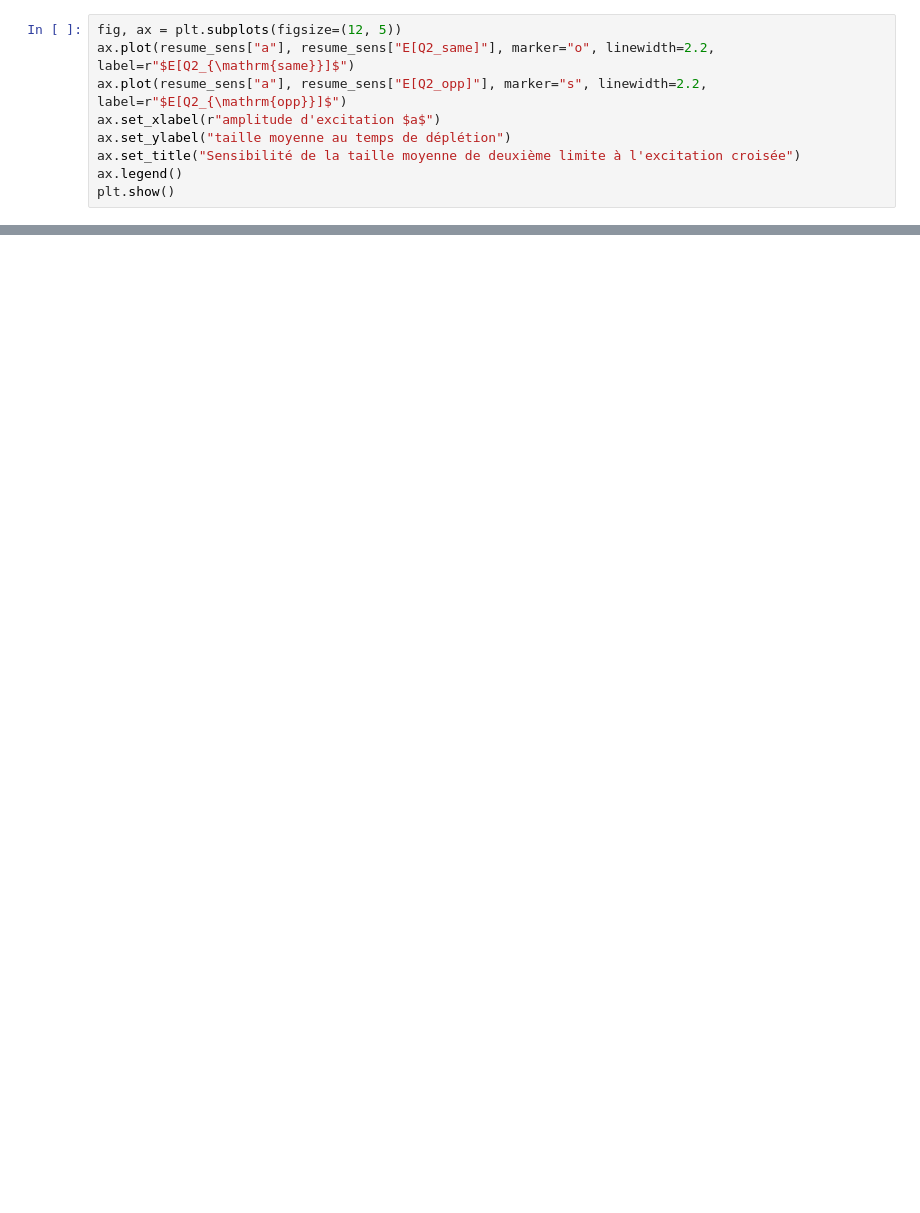
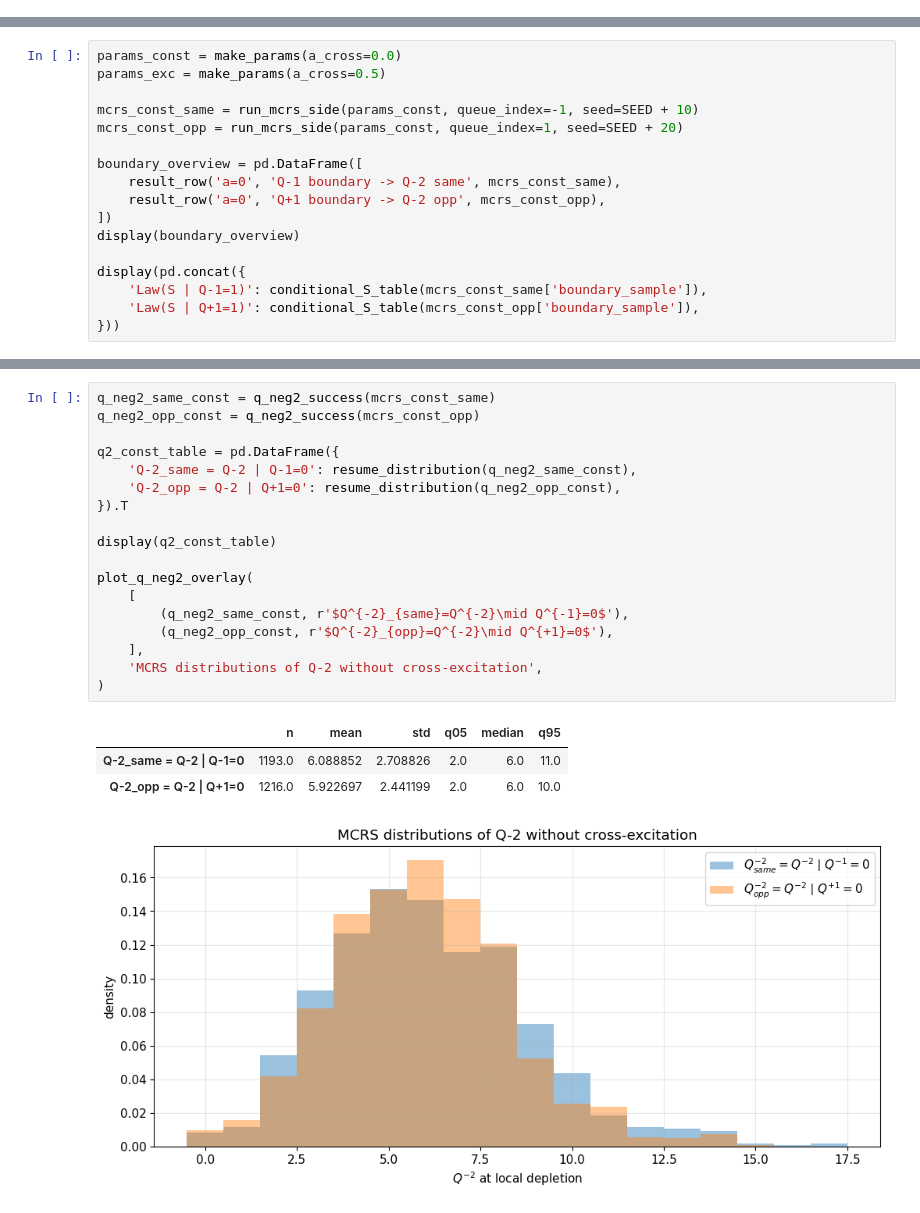
Before and after one commit to ApolloHong/Modal_Order_Book, a Jupyter notebook: nb3_125_deuxieme_limite.ipynb, the cells around one changed output, grey strips where cells are left out. Cells and saved outputs as stored; diff of their text form; blank space fills up the shorter version.

```diff
--- a/nb3_125_deuxieme_limite.ipynb
+++ b/nb3_125_deuxieme_limite.ipynb
@@ -591,9 +0,0 @@ plt.show()
-# %%
-fig, ax = plt.subplots(figsize=(12, 5))
-ax.plot(resume_sens["a"], resume_sens["E[Q2_same]"], marker="o", linewidth=2.2, label=r"$E[Q2_{\mathrm{same}}]$")
-ax.plot(resume_sens["a"], resume_sens["E[Q2_opp]"], marker="s", linewidth=2.2, label=r"$E[Q2_{\mathrm{opp}}]$")
-ax.set_xlabel(r"amplitude d'excitation $a$")
-ax.set_ylabel("taille moyenne au temps de déplétion")
-ax.set_title("Sensibilité de la taille moyenne de deuxième limite à l'excitation croisée")
-ax.legend()
-plt.show()
@@ -684,0 +308,17 @@ print("Diagnostics AMS:", ams_4q_rare["result"].diagnostics.get("warnings", []))
+# %%
+params_const = make_params(a_cross=0.0)
+params_exc = make_params(a_cross=0.5)
+
+mcrs_const_same = run_mcrs_side(params_const, queue_index=-1, seed=SEED + 10)
+mcrs_const_opp = run_mcrs_side(params_const, queue_index=1, seed=SEED + 20)
+
+boundary_overview = pd.DataFrame([
+    result_row('a=0', 'Q-1 boundary -> Q-2 same', mcrs_const_same),
+    result_row('a=0', 'Q+1 boundary -> Q-2 opp', mcrs_const_opp),
+])
+display(boundary_overview)
+
+display(pd.concat({
+    'Law(S | Q-1=1)': conditional_S_table(mcrs_const_same['boundary_sample']),
+    'Law(S | Q+1=1)': conditional_S_table(mcrs_const_opp['boundary_sample']),
+}))
@@ -684,0 +385,23 @@ print("Diagnostics AMS:", ams_4q_rare["result"].diagnostics.get("warnings", []))
+# %%
+q_neg2_same_const = q_neg2_success(mcrs_const_same)
+q_neg2_opp_const = q_neg2_success(mcrs_const_opp)
+
+q2_const_table = pd.DataFrame({
+    'Q-2_same = Q-2 | Q-1=0': resume_distribution(q_neg2_same_const),
+    'Q-2_opp = Q-2 | Q+1=0': resume_distribution(q_neg2_opp_const),
+}).T
+
+display(q2_const_table)
+
+plot_q_neg2_overlay(
+    [
+        (q_neg2_same_const, r'$Q^{-2}_{same}=Q^{-2}\mid Q^{-1}=0$'),
+        (q_neg2_opp_const, r'$Q^{-2}_{opp}=Q^{-2}\mid Q^{+1}=0$'),
+    ],
+    'MCRS distributions of Q-2 without cross-excitation',
+)
+# %% [output]
+|  | n | mean | std | q05 | median | q95 |
+| Q-2_same = Q-2 | Q-1=0 | 1193.0 | 6.088852 | 2.708826 | 2.0 | 6.0 | 11.0 |
+| Q-2_opp = Q-2 | Q+1=0 | 1216.0 | 5.922697 | 2.441199 | 2.0 | 6.0 | 10.0 |
+[figure, added]
```
Also changed, not shown: parts of 52 cells of this notebook, 11 other files.
